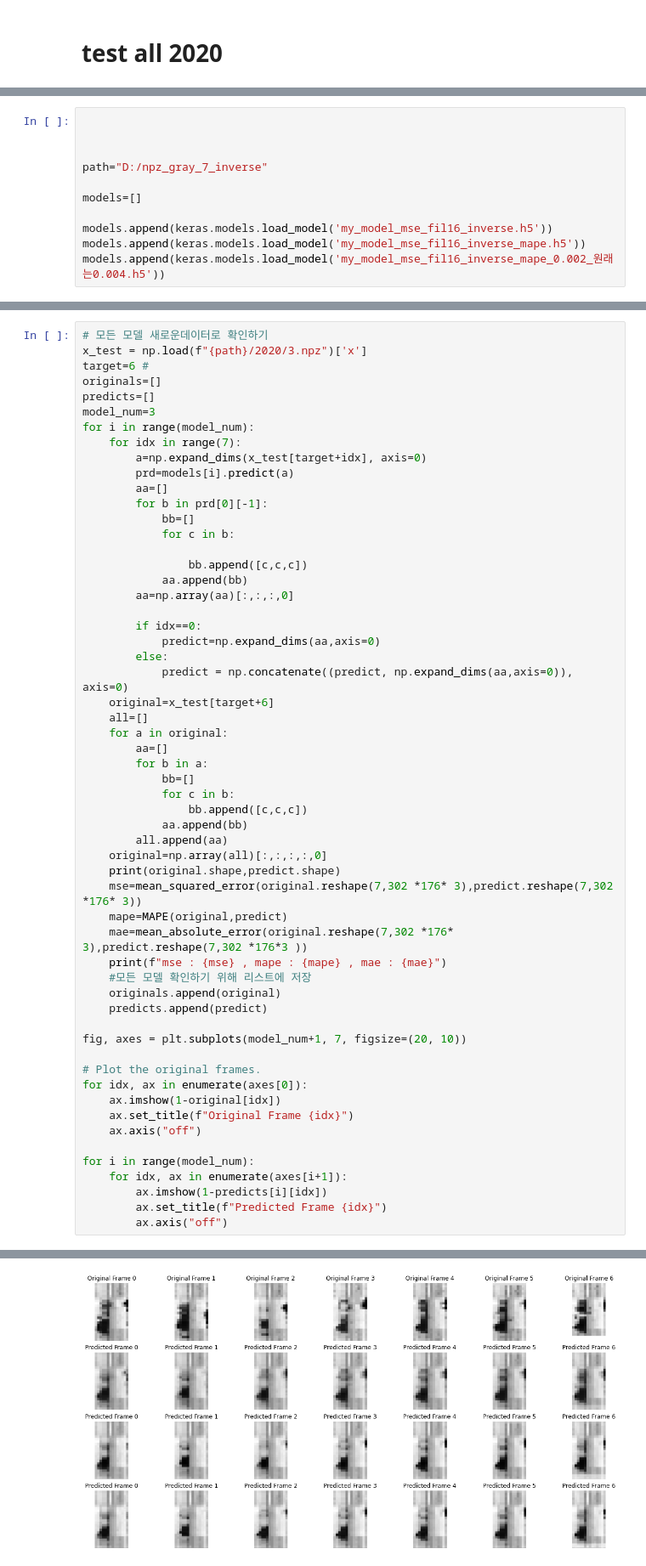
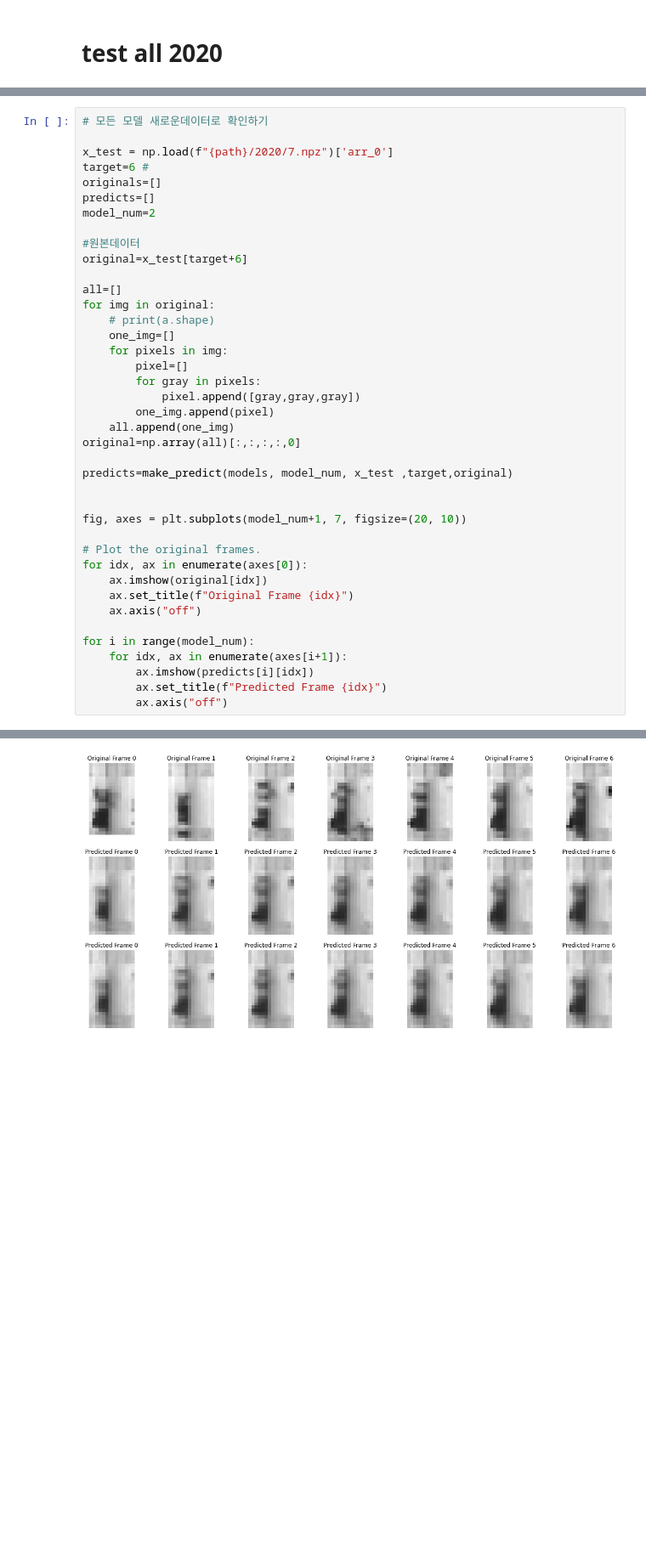
Before and after one commit to Mo0nl19ht/highway_traffic_prediction_in_Korea, a Jupyter notebook: check.ipynb, the cells around one changed output, grey strips where cells are left out. Shown at 85% size. Drawn from its saved outputs; the diff is of its cells as text; blank space fills up the shorter version.

```diff
--- a/check.ipynb
+++ b/check.ipynb
@@ -56,11 +172,0 @@ models.append(keras.models.load_model('my_model_mse_1103_gray_batch16_win7_fil16
-# %%
-
-
-
-path="D:/npz_gray_7_inverse"
-
-models=[]
-
-models.append(keras.models.load_model('my_model_mse_fil16_inverse.h5'))
-models.append(keras.models.load_model('my_model_mse_fil16_inverse_mape.h5'))
-models.append(keras.models.load_model('my_model_mse_fil16_inverse_mape_0.002_원래는0.004.h5'))
@@ -202,58 +230,41 @@ mse : 0.018695208345092362 , mape : 21.6984573353863 , mae : 0.06719309143180123
 # %%
 # 모든 모델 새로운데이터로 확인하기
-x_test = np.load(f"{path}/2020/3.npz")['x']
+
+x_test = np.load(f"{path}/2020/7.npz")['arr_0']
 target=6 #
 originals=[]
 predicts=[]
-model_num=3
-for i in range(model_num):
-    for idx in range(7):
-        a=np.expand_dims(x_test[target+idx], axis=0)
-        prd=models[i].predict(a)
-        aa=[]
-        for b in prd[0][-1]:
-            bb=[]
-            for c in b:
+model_num=2
 
-                bb.append([c,c,c])
-            aa.append(bb)
-        aa=np.array(aa)[:,:,:,0]
+#원본데이터
+original=x_test[target+6]
 
-        if idx==0:
-            predict=np.expand_dims(aa,axis=0)
-        else:
-            predict = np.concatenate((predict, np.expand_dims(aa,axis=0)), axis=0)
-    original=x_test[target+6]
-    all=[]
-    for a in original:
-        aa=[]
-        for b in a:
-            bb=[]
-            for c in b:
-                bb.append([c,c,c])
-            aa.append(bb)
-        all.append(aa)
-    original=np.array(all)[:,:,:,:,0]
-    print(original.shape,predict.shape)
-    mse=mean_squared_error(original.reshape(7,302 *176* 3),predict.reshape(7,302 *176* 3))
-    mape=MAPE(original,predict)
-    mae=mean_absolute_error(original.reshape(7,302 *176* 3),predict.reshape(7,302 *176*3 ))
-    print(f"mse : {mse} , mape : {mape} , mae : {mae}")
-    #모든 모델 확인하기 위해 리스트에 저장
-    originals.append(original)
-    predicts.append(predict)
+all=[]
+for img in original:
+    # print(a.shape)
+    one_img=[]
+    for pixels in img:
+        pixel=[]
+        for gray in pixels:
+            pixel.append([gray,gray,gray])
+        one_img.append(pixel)
+    all.append(one_img)
+original=np.array(all)[:,:,:,:,0]
+
+predicts=make_predict(models, model_num, x_test ,target,original)
+
 
 fig, axes = plt.subplots(model_num+1, 7, figsize=(20, 10))
 
 # Plot the original frames.
 for idx, ax in enumerate(axes[0]):
-    ax.imshow(1-original[idx])
+    ax.imshow(original[idx])
     ax.set_title(f"Original Frame {idx}")
     ax.axis("off")
 
 for i in range(model_num):
     for idx, ax in enumerate(axes[i+1]):
-        ax.imshow(1-predicts[i][idx])
+        ax.imshow(predicts[i][idx])
         ax.set_title(f"Predicted Frame {idx}")
         ax.axis("off")
 # %% [output]
@@ -269 +286 @@ mse : 0.01739286820254626 , mape : 19.105462938753814 , mae : 0.0632187232829547
-[figure, old version]
+[figure, new version]
```
Also changed, not shown: parts of 19 cells of this notebook, 25 other files.
